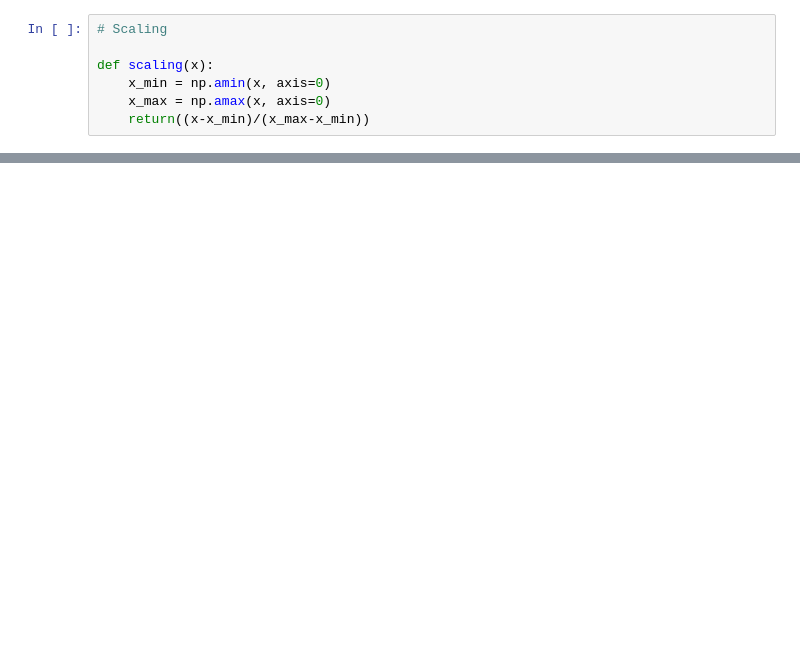
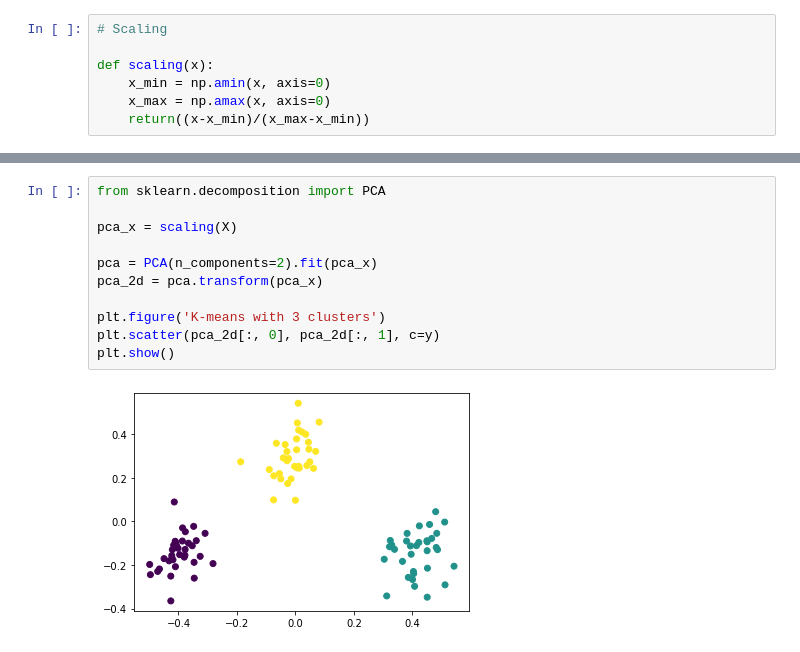
Before and after one commit to harjeevansingh/clustering_sabudh, a Jupyter notebook: rough.ipynb, the cells around one changed output, grey strips where cells are left out. Drawn from its saved outputs; the diff is of its cells as text; blank space fills up the shorter version.

```diff
--- a/rough.ipynb
+++ b/rough.ipynb
@@ -77,3 +198,16 @@ array([[0.14742475, 0.70738299, 0.14405932, 0.49714337, 0.57707512],
+# %%
+from sklearn.decomposition import PCA
+
+pca_x = scaling(X)
+
+pca = PCA(n_components=2).fit(pca_x)
+pca_2d = pca.transform(pca_x)
+
+plt.figure('K-means with 3 clusters')
+plt.scatter(pca_2d[:, 0], pca_2d[:, 1], c=y)
+plt.show()
+# %% [output]
+[figure, added]
 # %%
 from sklearn.decomposition import PCA
 from sklearn.cluster import KMeans
```
Also changed, not shown: parts of 15 cells of this notebook.
